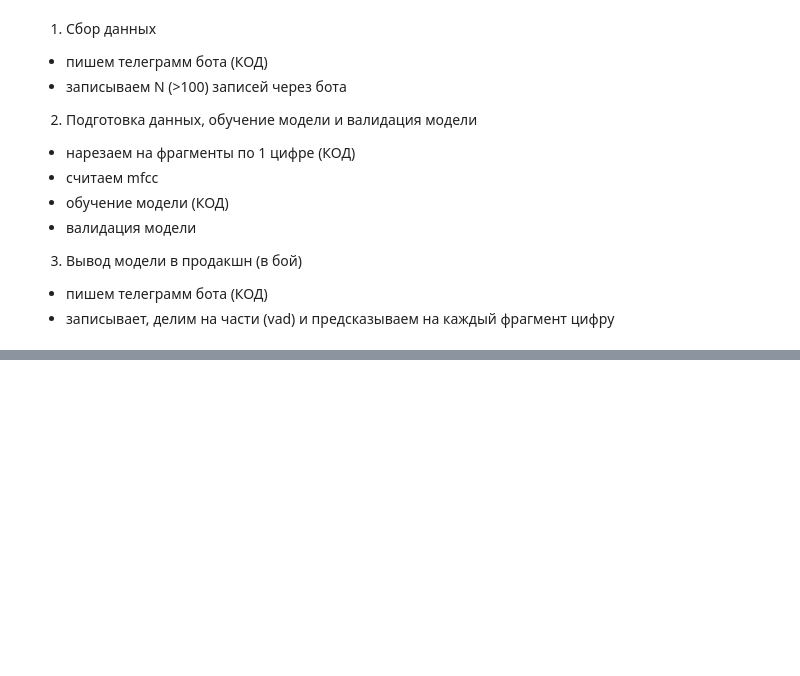
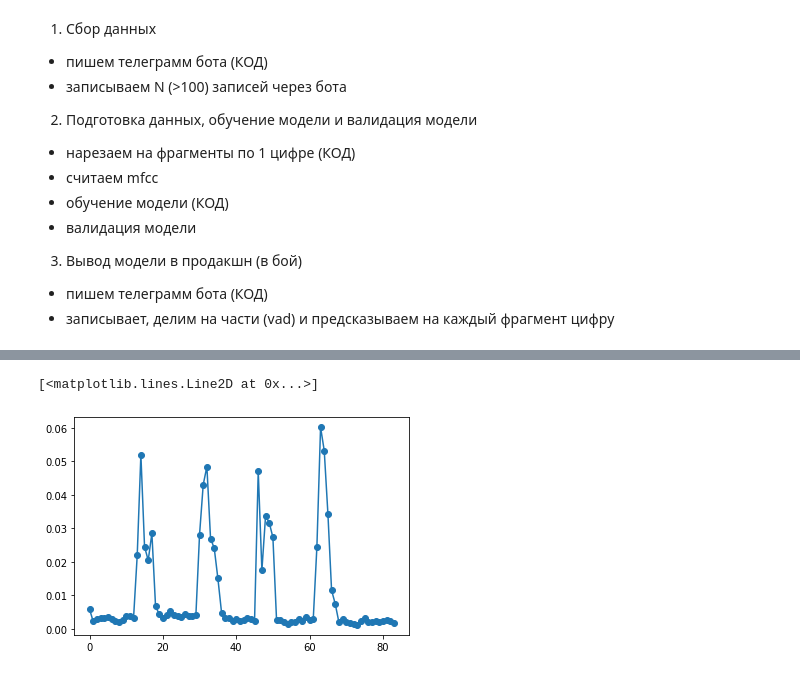
Before and after one commit to Alien-kz/digit_recognition, a Jupyter notebook: audio_intro.ipynb, the cells around one changed output, grey strips where cells are left out. Saved outputs shown, nothing was run; the diff lists cells and outputs as text; code cells hidden in the pictures; blank space fills up the shorter version.

```diff
--- a/audio_intro.ipynb
+++ b/audio_intro.ipynb
@@ -149,0 +252,5 @@ from scipy.io.wavfile import read, write
+# %%
+segment_hop_samples = vad.sec2samples(segment_hop_sec, sample_rate)
+segments_energy = vad.get_segments_energy(audio, segment_hop_samples)
+vad_mask = vad.get_vad_mask(segments_energy, vad_threshold)
+segments = vad.compress_mask(vad_mask)
@@ -149,0 +274,5 @@ from scipy.io.wavfile import read, write
+# %%
+plt.plot(segments_energy, 'o-')
+# %% [output]
+[<matplotlib.lines.Line2D at 0x...>]
+[figure, added]
```
Also changed, not shown: parts of 19 cells of this notebook, 1 other file.
